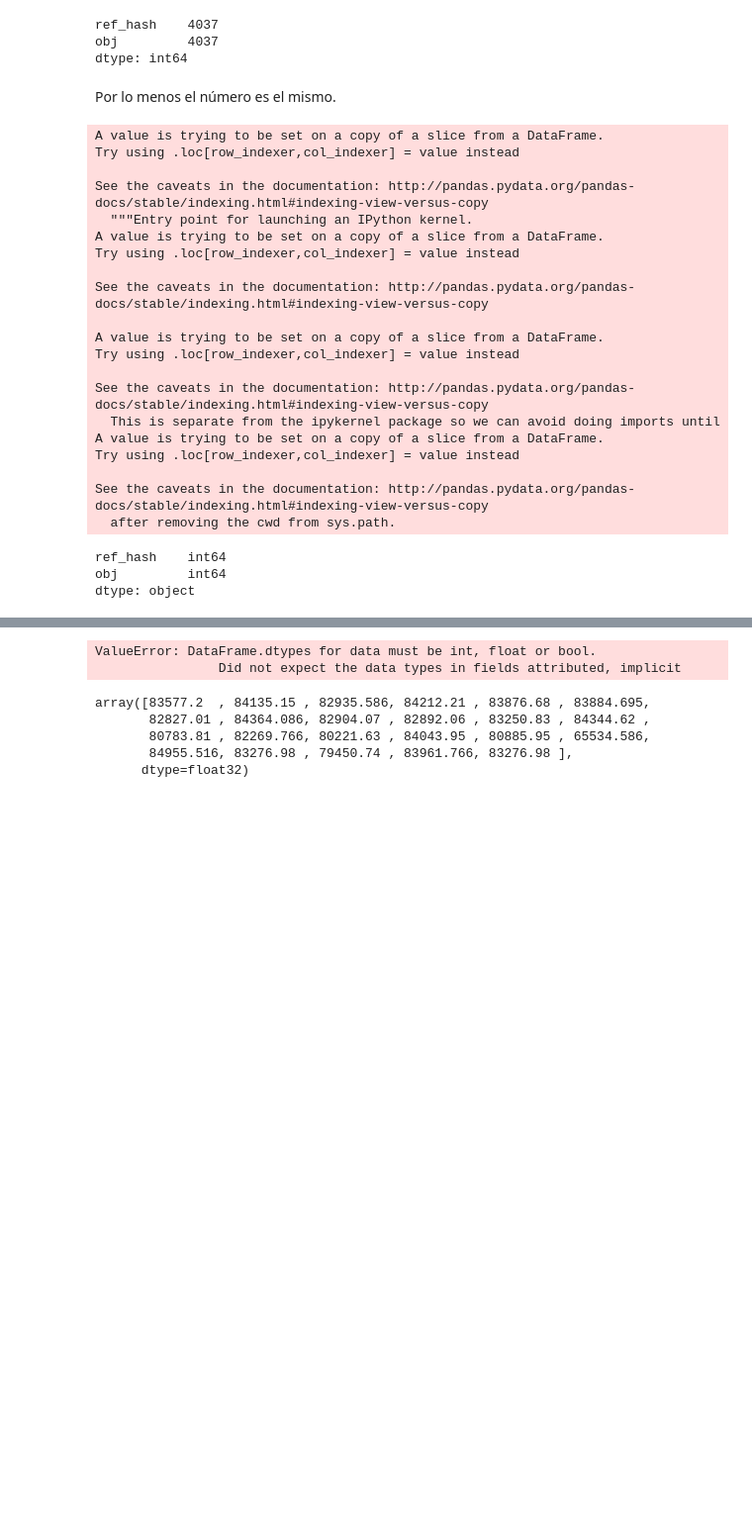
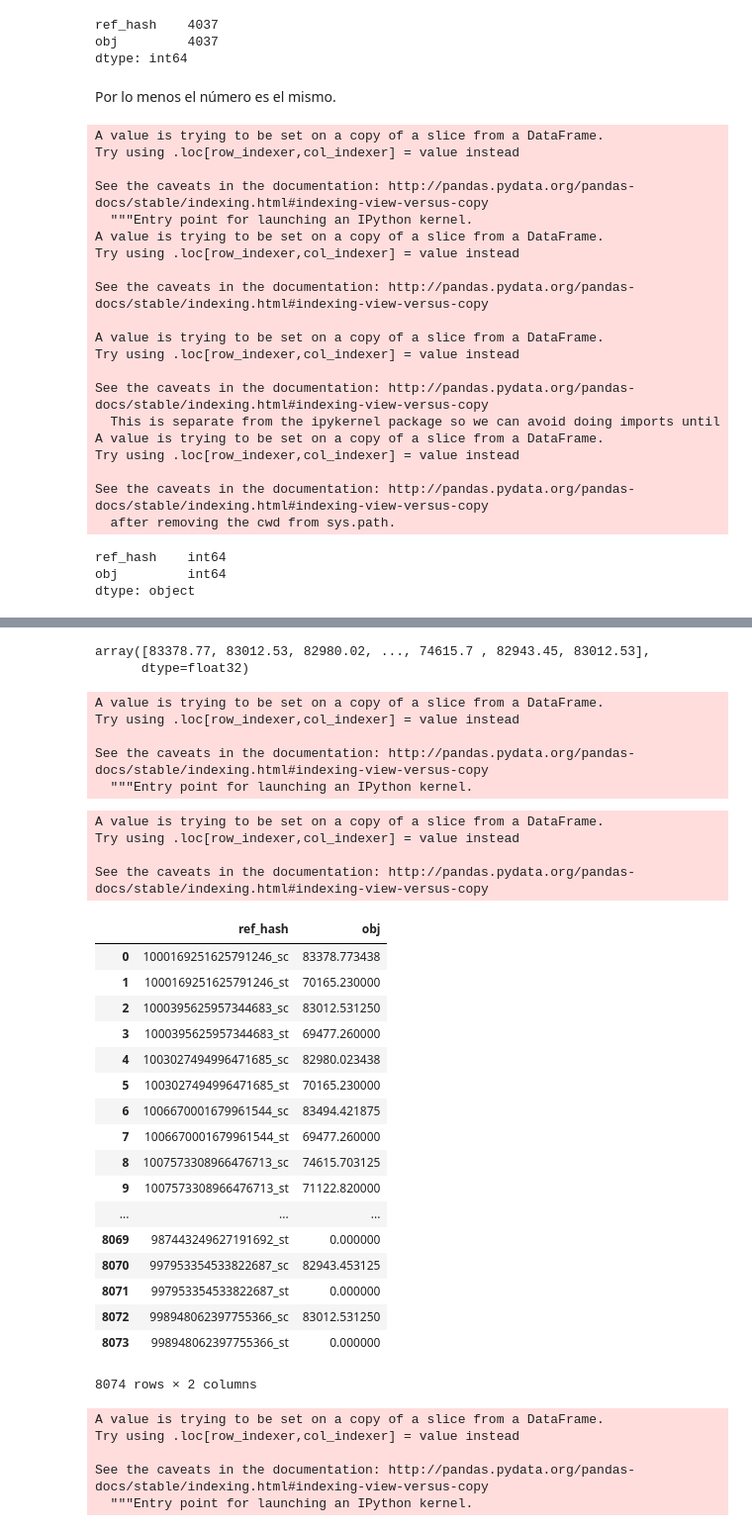
Before and after one commit to shizus/7506-1c2019, a Jupyter notebook: tp2/scripts/installsListoPaTraining.ipynb, the cells around one changed output, grey strips where cells are left out. Shown at 99% size. Drawn from its saved outputs; the diff is of its cells as text; code cells hidden in the pictures; blank space fills up the shorter version.

Commit message:
primera prediccion

```diff
--- a/tp2/scripts/installsListoPaTraining.ipynb
+++ b/tp2/scripts/installsListoPaTraining.ipynb
@@ -427,3 +383,5 @@ dtype: int64
+# %%
+targets_sc_with_installs.fillna({'application_id' : 0, 'ref_type' : 0, 'attributed' : False, 'implicit': False, 'device_model' : 0, 'device_language' : 0, 'ip_address' : 0}, inplace = True)
 # %%
 X = targets_sc_with_installs.loc[:,['application_id', 'ref_type', 'ref_hash', 'attributed', 'implicit', 'device_model', 'ip_address', 'device_language']]
 X.head()
@@ -436,14 +394,46 @@ X.head()
 | 4 | 94.0 | 1.891515e+18 | 1007573308966476713 | False | False | 1.327864e+18 | 8.238829e+18 | 3.301378e+18 |
 # %%
 predictions_sc = xg_reg.predict(X)
-# %% [output]
-ValueError: DataFrame.dtypes for data must be int, float or bool.
-                Did not expect the data types in fields attributed, implicit
 # %%
 predictions_sc
 # %% [output]
-array([83577.2  , 84135.15 , 82935.586, 84212.21 , 83876.68 , 83884.695,
-       82827.01 , 84364.086, 82904.07 , 82892.06 , 83250.83 , 84344.62 ,
-       80783.81 , 82269.766, 80221.63 , 84043.95 , 80885.95 , 65534.586,
-       84955.516, 83276.98 , 79450.74 , 83961.766, 83276.98 ],
+array([83378.77, 83012.53, 82980.02, ..., 74615.7 , 82943.45, 83012.53],
       dtype=float32)
+# %%
+targets_sc['obj'] = predictions_sc
+# %% [output]
+A value is trying to be set on a copy of a slice from a DataFrame.
+Try using .loc[row_indexer,col_indexer] = value instead
+
+See the caveats in the documentation: http://pandas.pydata.org/pandas-docs/stable/indexing.html#indexing-view-versus-copy
+  """Entry point for launching an IPython kernel.
+# %%
+predicciones_target_sc = target[target['ref_hash'].str.contains('_sc')]
+predicciones_target_sc['obj'] = predictions_sc
+# %% [output]
+A value is trying to be set on a copy of a slice from a DataFrame.
+Try using .loc[row_indexer,col_indexer] = value instead
+
+See the caveats in the documentation: http://pandas.pydata.org/pandas-docs/stable/indexing.html#indexing-view-versus-copy
+# %%
+target.update(predicciones_target_sc)
+target
+# %% [output]
+|  | ref_hash | obj |
+| 0 | 1000169251625791246_sc | 83378.773438 |
+| 1 | 1000169251625791246_st | 70165.230000 |
+| 2 | 1000395625957344683_sc | 83012.531250 |
+| 3 | 1000395625957344683_st | 69477.260000 |
+| 4 | 1003027494996471685_sc | 82980.023438 |
+| 5 | 1003027494996471685_st | 70165.230000 |
+| 6 | 1006670001679961544_sc | 83494.421875 |
+| 7 | 1006670001679961544_st | 69477.260000 |
+| 8 | 1007573308966476713_sc | 74615.703125 |
+| 9 | 1007573308966476713_st | 71122.820000 |
+| ... | ... | ... |
+| 8069 | 987443249627191692_st | 0.000000 |
+| 8070 | 997953354533822687_sc | 82943.453125 |
+| 8071 | 997953354533822687_st | 0.000000 |
+| 8072 | 998948062397755366_sc | 83012.531250 |
+| 8073 | 998948062397755366_st | 0.000000 |
+8074 rows × 2 columns
@@ -449,0 +442,9 @@ array([83577.2  , 84135.15 , 82935.586, 84212.21 , 83876.68 , 83884.695,
+# %%
+targets_st['obj'] = sc_pred
+target.update(targets_st)
+# %% [output]
+A value is trying to be set on a copy of a slice from a DataFrame.
+Try using .loc[row_indexer,col_indexer] = value instead
+
+See the caveats in the documentation: http://pandas.pydata.org/pandas-docs/stable/indexing.html#indexing-view-versus-copy
+  """Entry point for launching an IPython kernel.
```
Also changed, not shown: parts of 14 cells of this notebook, 1 other file.
